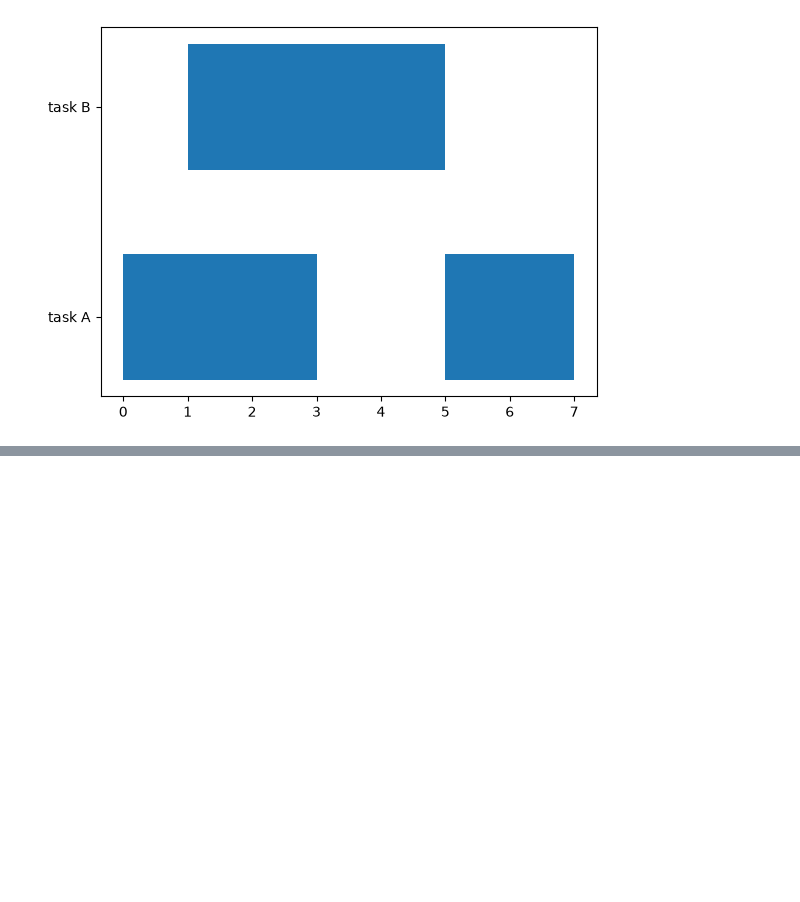
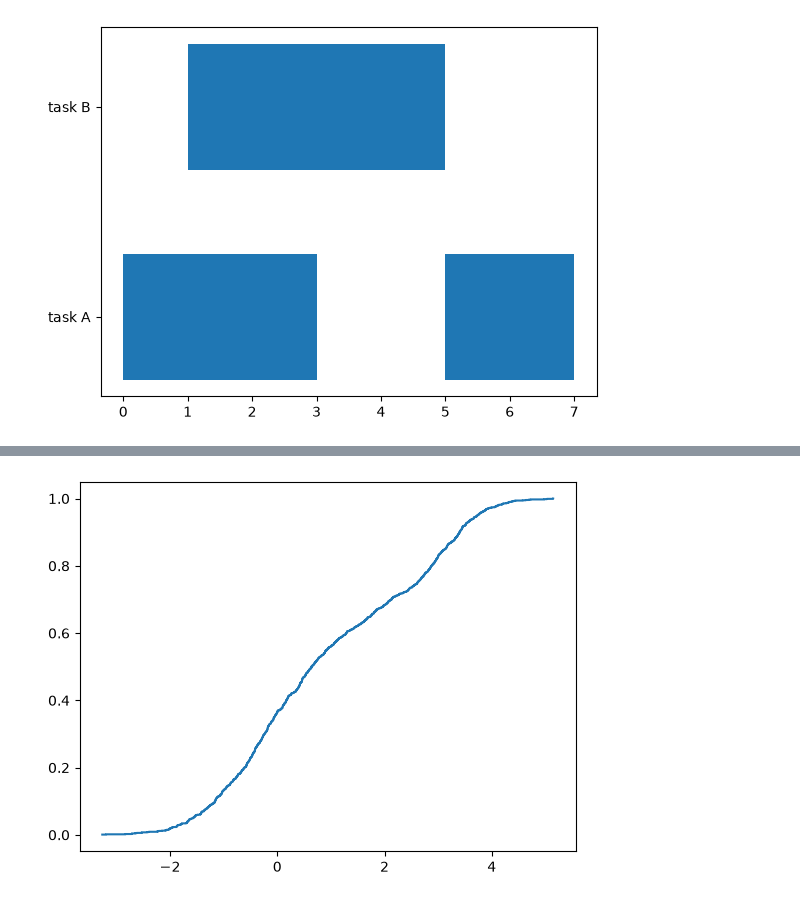
Before and after one commit to ImadElMaftouhi/Machine-learning, a Jupyter notebook: fundamentals/matplotlib/note.ipynb, the cells around one changed output, grey strips where cells are left out. Cells and saved outputs as stored; diff of their text form; code cells hidden in the pictures; blank space fills up the shorter version.

```diff
--- a/fundamentals/matplotlib/note.ipynb
+++ b/fundamentals/matplotlib/note.ipynb
@@ -359,0 +371,10 @@ ax.set_yticks(range(len(intervals)), [n for n, _ in intervals])
+# %%
+## Matplotlib has no ecdf function, and this is the one gap worth filling by hand. The empirical cumulative distribution involves no binning decision, so it avoids the arbitrary choice that a histogram imposes, and it is three lines.
+
+fig,ax=plt.subplots()
+xs = np.sort(data)
+ys = np.arange(1, xs.size + 1) / xs.size
+ax.step(xs, ys, where="post")
+plt.show()
+# %% [output]
+[figure, added]
```
Also changed, not shown: parts of 3 cells of this notebook.
